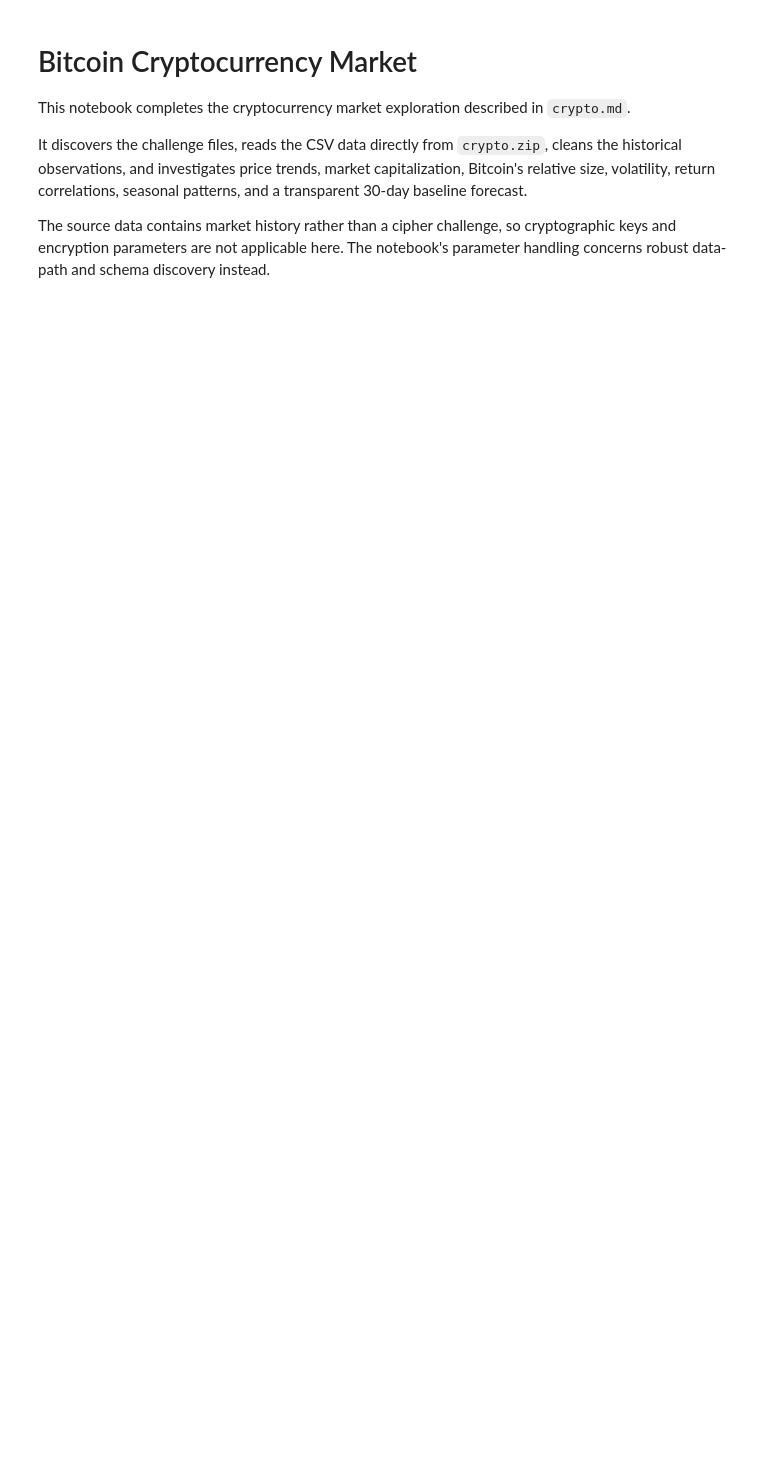
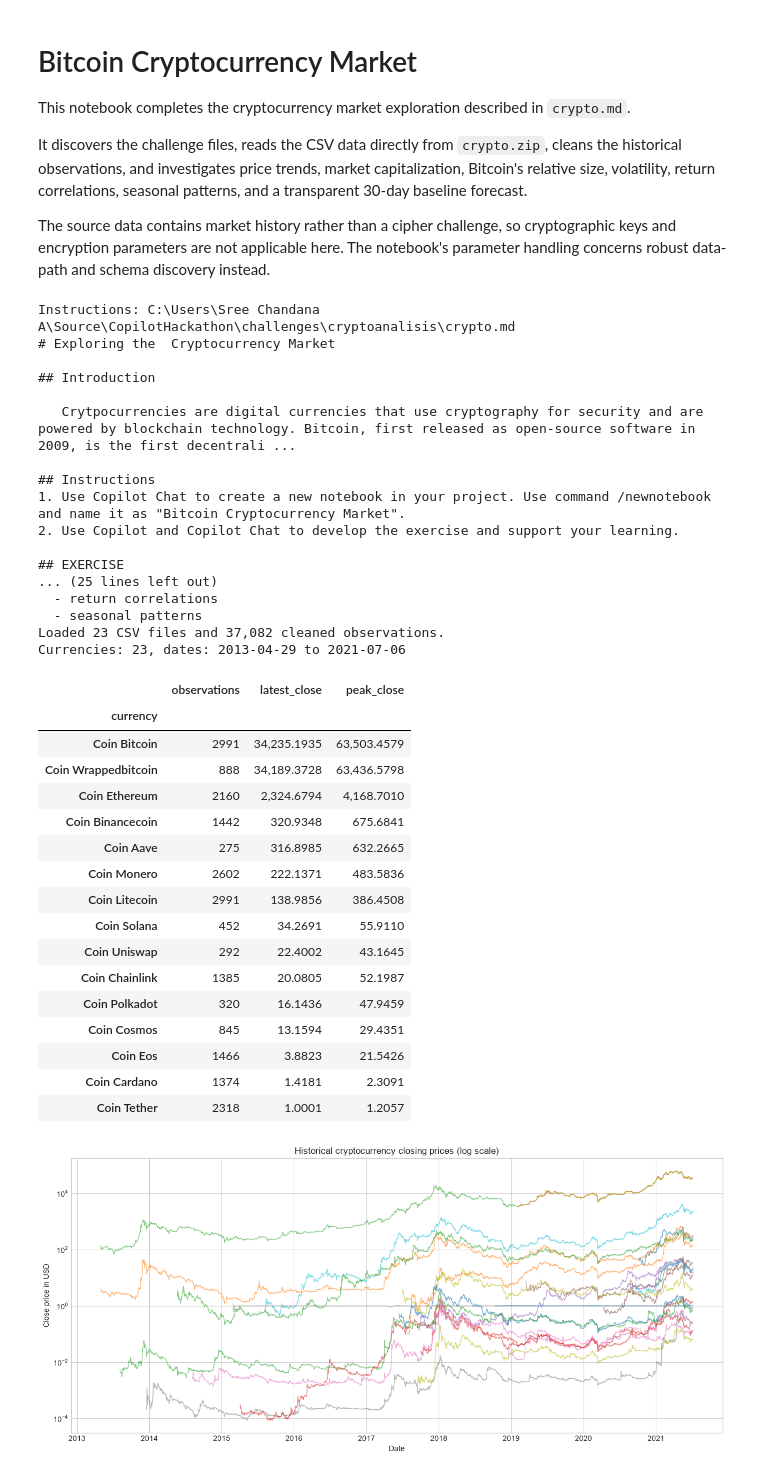
Before and after one commit to im-sandbox-chandana-infomagnus/CopilotHackathon, a Jupyter notebook: output/cryptoanalisis/Bitcoin Cryptocurrency Market.ipynb, the cells around one changed output. Cells and saved outputs as stored; diff of their text form; code cells hidden in the pictures; blank space fills up the shorter version.

Commit message:
challenges updated

```diff
--- a/output/cryptoanalisis/Bitcoin Cryptocurrency Market.ipynb
+++ b/output/cryptoanalisis/Bitcoin Cryptocurrency Market.ipynb
@@ -180,31 +180,67 @@ plt.show()
 btc_series = bitcoin.set_index("date")["close"].dropna()
 if len(btc_series) < 30:
     raise ValueError("At least 30 observations are needed for the baseline forecast.")
 forecast_value = btc_series.tail(30).mean()
 forecast_dates = pd.date_range(btc_series.index.max() + pd.Timedelta(days=1), periods=30, freq="D")
 forecast = pd.Series(forecast_value, index=forecast_dates)
 fig, ax = plt.subplots(figsize=(13, 5))
 ax.plot(btc_series.tail(180), label="Observed close", color="#405b68")
 ax.plot(forecast, label="30-day moving-average baseline", color="#d26a4a", linestyle="--")
 ax.set_title(f"{bitcoin_name}: next 30 days baseline forecast")
 ax.set_ylabel("Close price in USD")
 ax.legend()
 plt.tight_layout()
 plt.show()
 print(f"Last observed close: ${btc_series.iloc[-1]:,.2f}")
 print(f"Baseline forecast close: ${forecast_value:,.2f}")
 print("Limitation: this baseline ignores news, liquidity, market regimes, and explanatory variables.")
 
 # 4. Test and validate the result.
 assert crypto_md_path.exists() and crypto_zip_path.exists()
 assert csv_members and not data.empty
 assert {"date", "close", "currency"}.issubset(data.columns)
 assert data["date"].notna().all() and data["close"].notna().all()
 assert len(forecast) == 30 and np.isfinite(forecast).all()
 print("All validation assertions passed.")
 
 # 5. Verify the completed notebook is in a separate output folder.
-output_dir = Path(r"C:\Users\Sree Chandana A\Source\output\cryptoanalisis")
+output_dir = Path.cwd()
 notebook_path = output_dir / "Bitcoin Cryptocurrency Market.ipynb"
 assert output_dir.exists() and notebook_path.exists()
 print(f"Completed notebook verified at: {notebook_path}")
+# %% [output]
+Instructions: C:\Users\Sree Chandana A\Source\CopilotHackathon\challenges\cryptoanalisis\crypto.md
+# Exploring the  Cryptocurrency Market
+
+## Introduction
+
+   Crytpocurrencies are digital currencies that use cryptography for security and are powered by blockchain technology. Bitcoin, first released as open-source software in 2009, is the first decentrali ...
+
+## Instructions
+1. Use Copilot Chat to create a new notebook in your project. Use command /newnotebook and name it as "Bitcoin Cryptocurrency Market".
+2. Use Copilot and Copilot Chat to develop the exercise and support your learning.
+
+## EXERCISE
+... (25 lines left out)
+  - return correlations
+  - seasonal patterns
+Loaded 23 CSV files and 37,082 cleaned observations.
+Currencies: 23, dates: 2013-04-29 to 2021-07-06
+|  | observations | latest_close | peak_close |
+| currency |  |  |  |
+| Coin Bitcoin | 2991 | 34,235.1935 | 63,503.4579 |
+| Coin Wrappedbitcoin | 888 | 34,189.3728 | 63,436.5798 |
+| Coin Ethereum | 2160 | 2,324.6794 | 4,168.7010 |
+| Coin Binancecoin | 1442 | 320.9348 | 675.6841 |
+| Coin Aave | 275 | 316.8985 | 632.2665 |
+| Coin Monero | 2602 | 222.1371 | 483.5836 |
+| Coin Litecoin | 2991 | 138.9856 | 386.4508 |
+| Coin Solana | 452 | 34.2691 | 55.9110 |
+| Coin Uniswap | 292 | 22.4002 | 43.1645 |
+| Coin Chainlink | 1385 | 20.0805 | 52.1987 |
+| Coin Polkadot | 320 | 16.1436 | 47.9459 |
+| Coin Cosmos | 845 | 13.1594 | 29.4351 |
+| Coin Eos | 1466 | 3.8823 | 21.5426 |
+| Coin Cardano | 1374 | 1.4181 | 2.3091 |
+| Coin Tether | 2318 | 1.0001 | 1.2057 |
+[figure, added]
```
Also changed, not shown: parts of 1 cell of this notebook, 9 other files.
